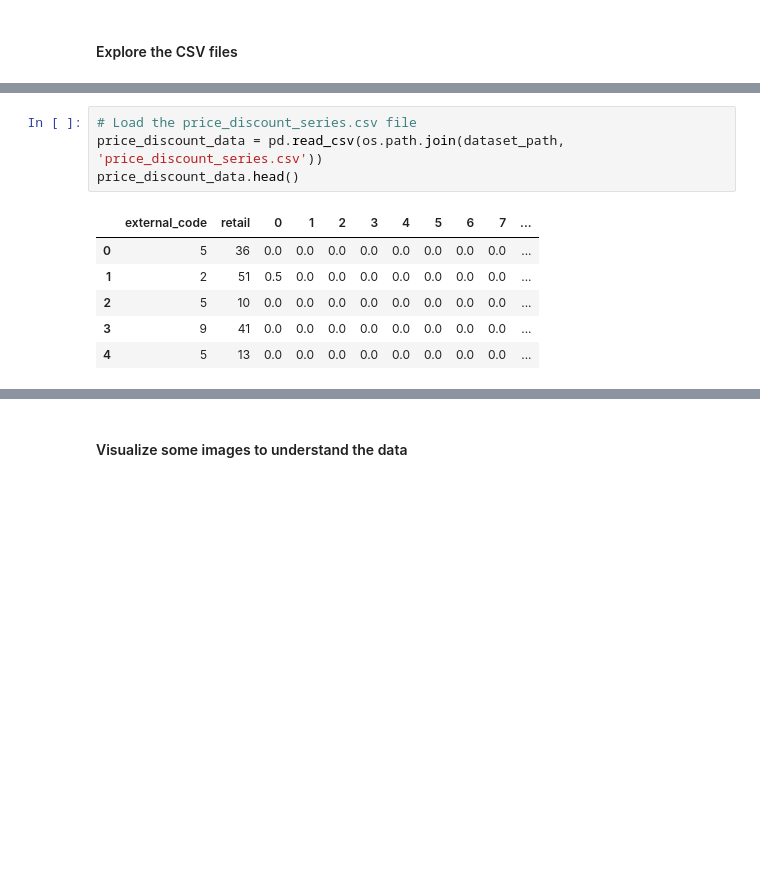
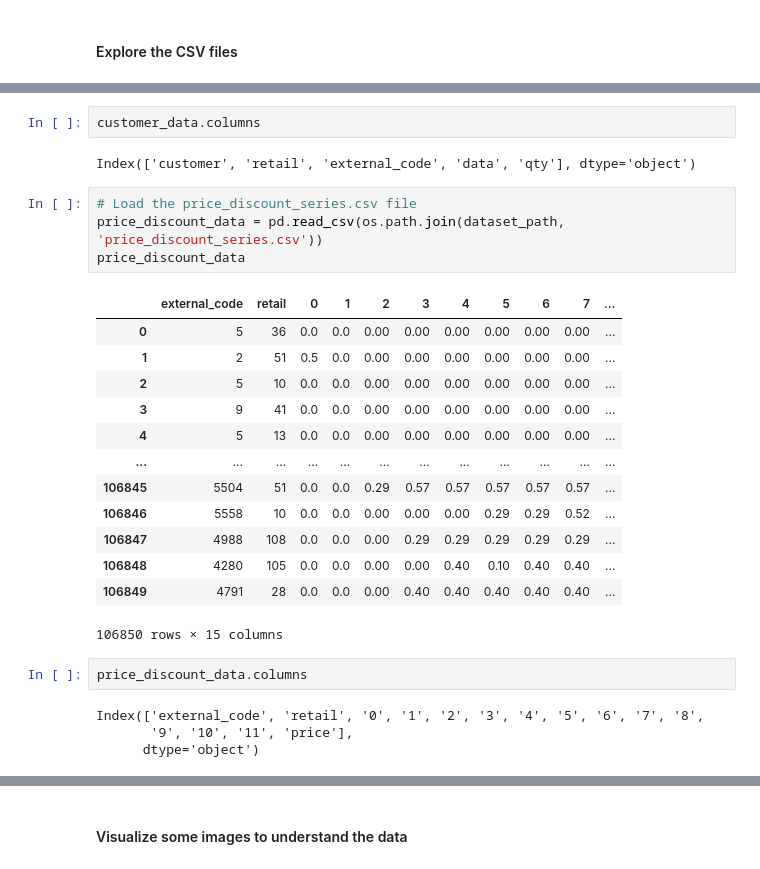
Before and after one commit to LucaReggiani-AI-Projects/Multimodal-Anomaly-Detection-for-Marketing, a Jupyter notebook: dataExploration.ipynb, the cells around one changed output, grey strips where cells are left out. Saved outputs shown, nothing was run; the diff lists cells and outputs as text; blank space fills up the shorter version.

```diff
--- a/dataExploration.ipynb
+++ b/dataExploration.ipynb
@@ -95,14 +102,31 @@ customer_data.head()
+# %%
+customer_data.columns
+# %% [output]
+Index(['customer', 'retail', 'external_code', 'data', 'qty'], dtype='object')
 # %%
 # Load the price_discount_series.csv file
 price_discount_data = pd.read_csv(os.path.join(dataset_path, 'price_discount_series.csv'))
-price_discount_data.head()
+price_discount_data
 # %% [output]
 |  | external_code | retail | 0 | 1 | 2 | 3 | 4 | 5 | 6 | 7 | ... |
-| 0 | 5 | 36 | 0.0 | 0.0 | 0.0 | 0.0 | 0.0 | 0.0 | 0.0 | 0.0 | ... |
-| 1 | 2 | 51 | 0.5 | 0.0 | 0.0 | 0.0 | 0.0 | 0.0 | 0.0 | 0.0 | ... |
-| 2 | 5 | 10 | 0.0 | 0.0 | 0.0 | 0.0 | 0.0 | 0.0 | 0.0 | 0.0 | ... |
-| 3 | 9 | 41 | 0.0 | 0.0 | 0.0 | 0.0 | 0.0 | 0.0 | 0.0 | 0.0 | ... |
-| 4 | 5 | 13 | 0.0 | 0.0 | 0.0 | 0.0 | 0.0 | 0.0 | 0.0 | 0.0 | ... |
+| 0 | 5 | 36 | 0.0 | 0.0 | 0.00 | 0.00 | 0.00 | 0.00 | 0.00 | 0.00 | ... |
+| 1 | 2 | 51 | 0.5 | 0.0 | 0.00 | 0.00 | 0.00 | 0.00 | 0.00 | 0.00 | ... |
+| 2 | 5 | 10 | 0.0 | 0.0 | 0.00 | 0.00 | 0.00 | 0.00 | 0.00 | 0.00 | ... |
+| 3 | 9 | 41 | 0.0 | 0.0 | 0.00 | 0.00 | 0.00 | 0.00 | 0.00 | 0.00 | ... |
+| 4 | 5 | 13 | 0.0 | 0.0 | 0.00 | 0.00 | 0.00 | 0.00 | 0.00 | 0.00 | ... |
+| ... | ... | ... | ... | ... | ... | ... | ... | ... | ... | ... | ... |
+| 106845 | 5504 | 51 | 0.0 | 0.0 | 0.29 | 0.57 | 0.57 | 0.57 | 0.57 | 0.57 | ... |
+| 106846 | 5558 | 10 | 0.0 | 0.0 | 0.00 | 0.00 | 0.00 | 0.29 | 0.29 | 0.52 | ... |
+| 106847 | 4988 | 108 | 0.0 | 0.0 | 0.00 | 0.29 | 0.29 | 0.29 | 0.29 | 0.29 | ... |
+| 106848 | 4280 | 105 | 0.0 | 0.0 | 0.00 | 0.00 | 0.40 | 0.10 | 0.40 | 0.40 | ... |
+| 106849 | 4791 | 28 | 0.0 | 0.0 | 0.00 | 0.40 | 0.40 | 0.40 | 0.40 | 0.40 | ... |
+106850 rows × 15 columns
+# %%
+price_discount_data.columns
+# %% [output]
+Index(['external_code', 'retail', '0', '1', '2', '3', '4', '5', '6', '7', '8',
+       '9', '10', '11', 'price'],
+      dtype='object')
 # %%
 # Load the restocks.csv file
 restocks_data = pd.read_csv(os.path.join(dataset_path, 'restocks.csv'))
```
Also changed, not shown: parts of 12 cells of this notebook, 4 other files.
